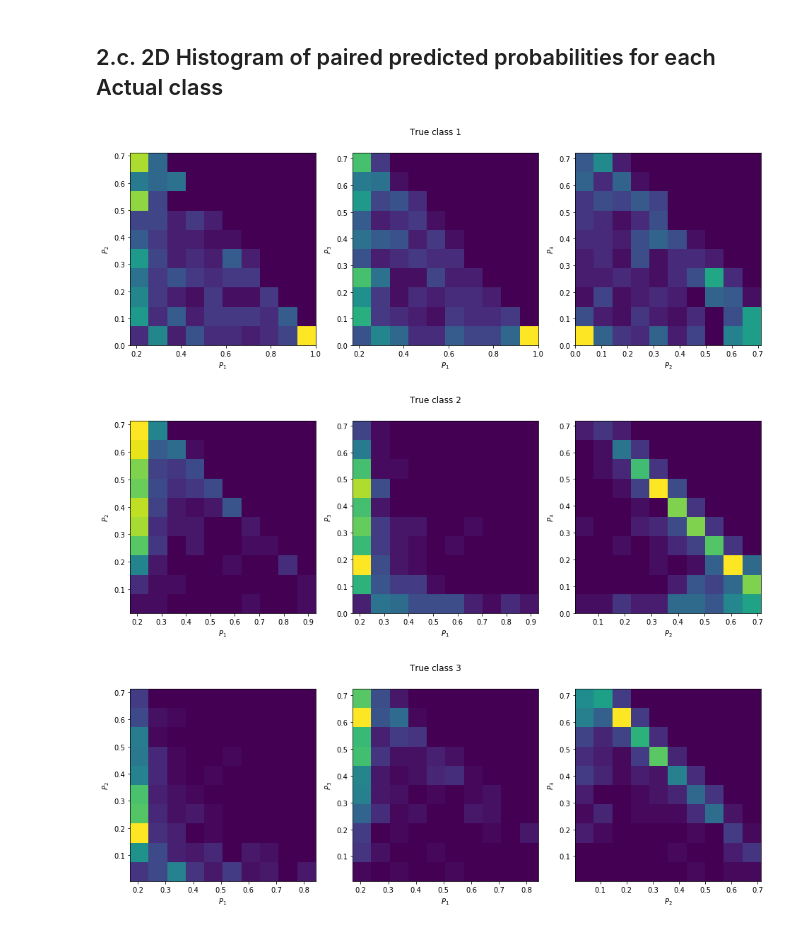
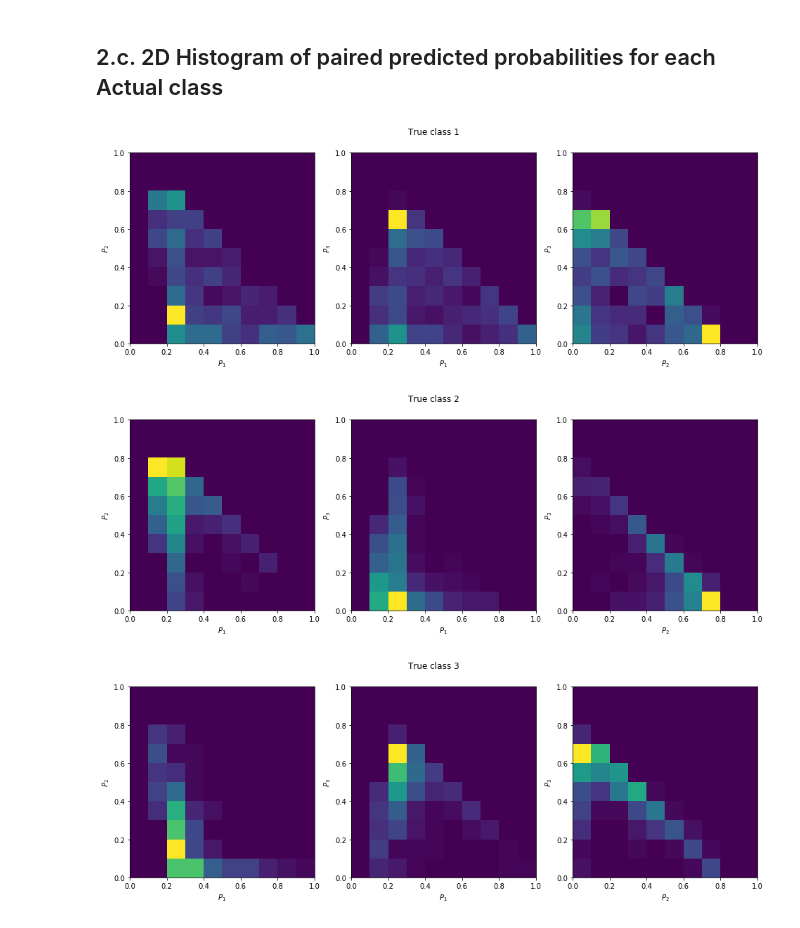
Before and after one commit to dirichletcal/experiments_neurips, a Jupyter notebook: notebooks/synthetic_data_gaussian_mixture_example.ipynb, the cells around one changed output. Drawn from its saved outputs; the diff is of its cells as text; code cells hidden in the pictures.

Commit message:
Adjusted range of 2D hist.

```diff
--- a/notebooks/synthetic_data_gaussian_mixture_example.ipynb
+++ b/notebooks/synthetic_data_gaussian_mixture_example.ipynb
@@ -216,16 +216,16 @@ for i in [0, 1, 2]:
 # %%
 from itertools import combinations
 
 for true_class in [0, 1, 2]:
     fig = plt.figure()
     fig.suptitle('True class {}'.format(true_class+1))
     for i, (cx, cy) in enumerate(combinations([0, 1, 2], 2)):
         ax = fig.add_subplot(1, 3, i+1)
         ax.hist2d(p_pred[y == true_class, cx], p_pred[y == true_class, cy],
-                  bins=10)
+                  bins=10, range=[[0, 1], [0, 1]])
         ax.set_xlabel(r'$P_{}$'.format(cx+1))
         ax.set_ylabel(r'$P_{}$'.format(cy+1))
 # %% [output]
-[figure, old version]
+[figure, new version]
-[figure, old version]
+[figure, new version]
-[figure, old version]
+[figure, new version]
```
Also changed, not shown: parts of 4 cells of this notebook.
